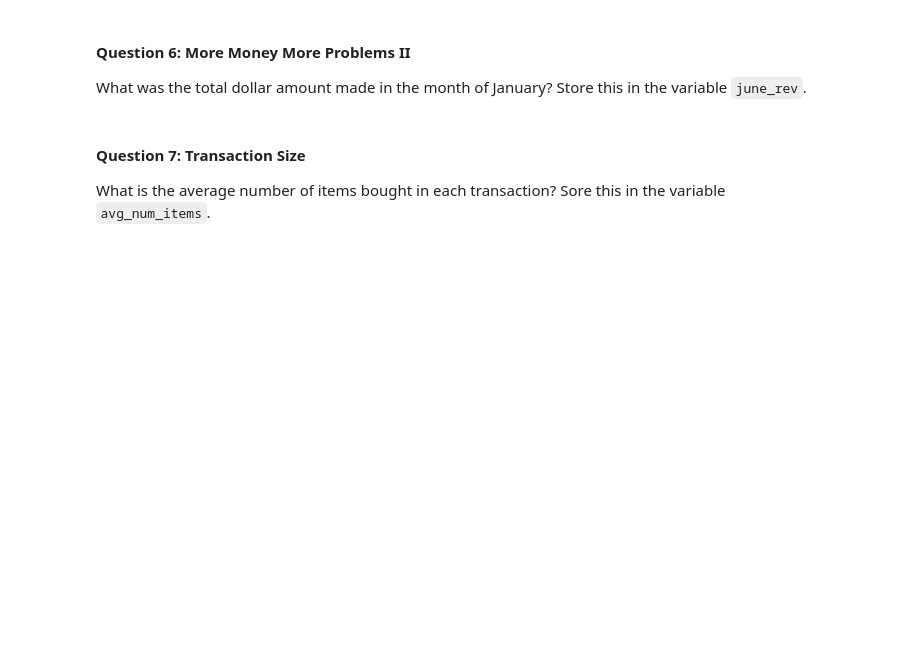
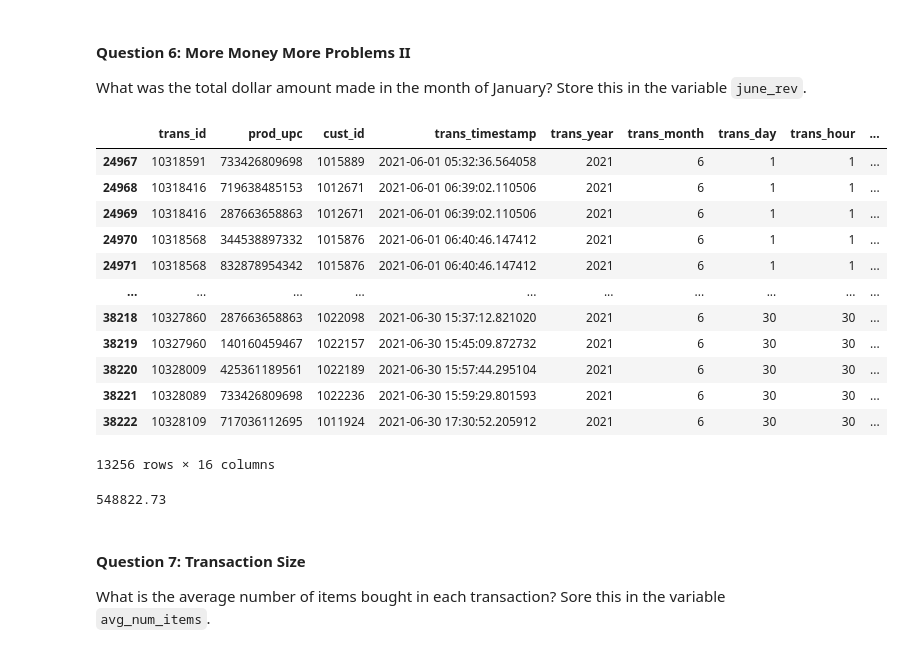
Before and after one commit to dennislamcv1/MetaMarketingAnalytics, a Jupyter notebook: Introduction to Data Analytics/Explore.ipynb, the cells around one changed output. Saved outputs shown, nothing was run; the diff lists cells and outputs as text; code cells hidden in the pictures; blank space fills up the shorter version.

```diff
--- a/Introduction to Data Analytics/Explore.ipynb
+++ b/Introduction to Data Analytics/Explore.ipynb
@@ -86,5 +197,20 @@ assert  40000 <= jan_rev <= 60000
 What was the total dollar amount made in the month of January? Store this in the variable `june_rev`.
 # %%
 # your code here
-
-june_rev
+sales_june = df_cleaned[df_cleaned["trans_month"] == 6]
+# %%
+sales_june
+# %% [output]
+|  | trans_id | prod_upc | cust_id | trans_timestamp | trans_year | trans_month | trans_day | trans_hour | ... |
+| 24967 | 10318591 | 733426809698 | 1015889 | 2021-06-01 05:32:36.564058 | 2021 | 6 | 1 | 1 | ... |
+| 24968 | 10318416 | 719638485153 | 1012671 | 2021-06-01 06:39:02.110506 | 2021 | 6 | 1 | 1 | ... |
+| 24969 | 10318416 | 287663658863 | 1012671 | 2021-06-01 06:39:02.110506 | 2021 | 6 | 1 | 1 | ... |
+| 24970 | 10318568 | 344538897332 | 1015876 | 2021-06-01 06:40:46.147412 | 2021 | 6 | 1 | 1 | ... |
+| 24971 | 10318568 | 832878954342 | 1015876 | 2021-06-01 06:40:46.147412 | 2021 | 6 | 1 | 1 | ... |
+| ... | ... | ... | ... | ... | ... | ... | ... | ... | ... |
+| 38218 | 10327860 | 287663658863 | 1022098 | 2021-06-30 15:37:12.821020 | 2021 | 6 | 30 | 30 | ... |
+| 38219 | 10327960 | 140160459467 | 1022157 | 2021-06-30 15:45:09.872732 | 2021 | 6 | 30 | 30 | ... |
+| 38220 | 10328009 | 425361189561 | 1022189 | 2021-06-30 15:57:44.295104 | 2021 | 6 | 30 | 30 | ... |
+| 38221 | 10328089 | 733426809698 | 1022236 | 2021-06-30 15:59:29.801593 | 2021 | 6 | 30 | 30 | ... |
+| 38222 | 10328109 | 717036112695 | 1011924 | 2021-06-30 17:30:52.205912 | 2021 | 6 | 30 | 30 | ... |
+13256 rows × 16 columns
@@ -91,3 +219,7 @@ june_rev
+# %%
+june_rev
+# %% [output]
+548822.73
 # %%
 # Q6 Test Cases
 assert  500000 <= june_rev <= 600000
```
Also changed, not shown: parts of 42 cells of this notebook, 5 other files.
